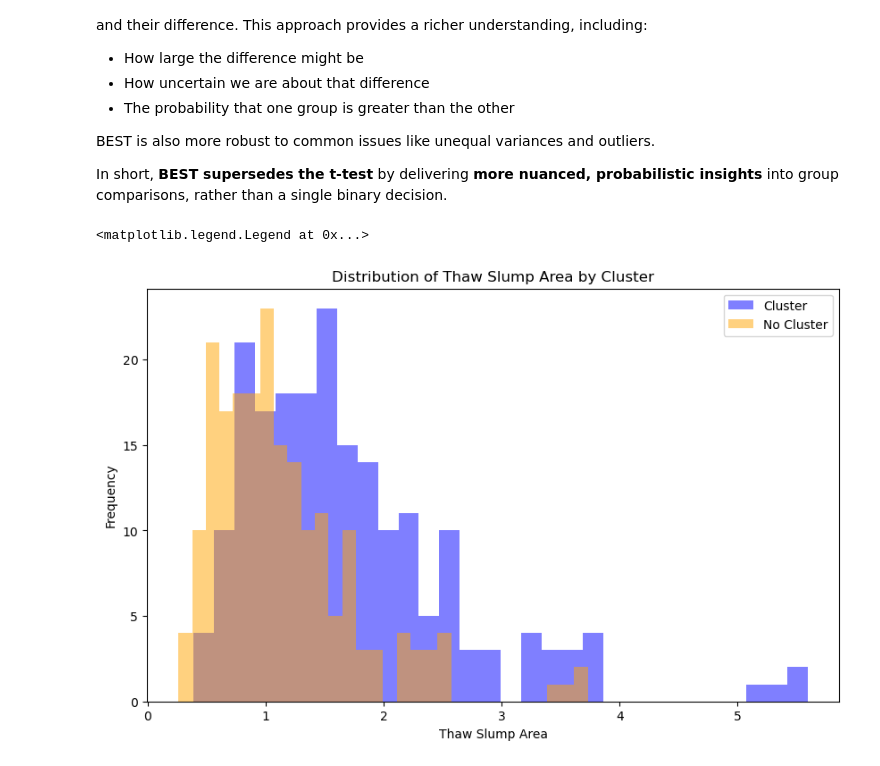
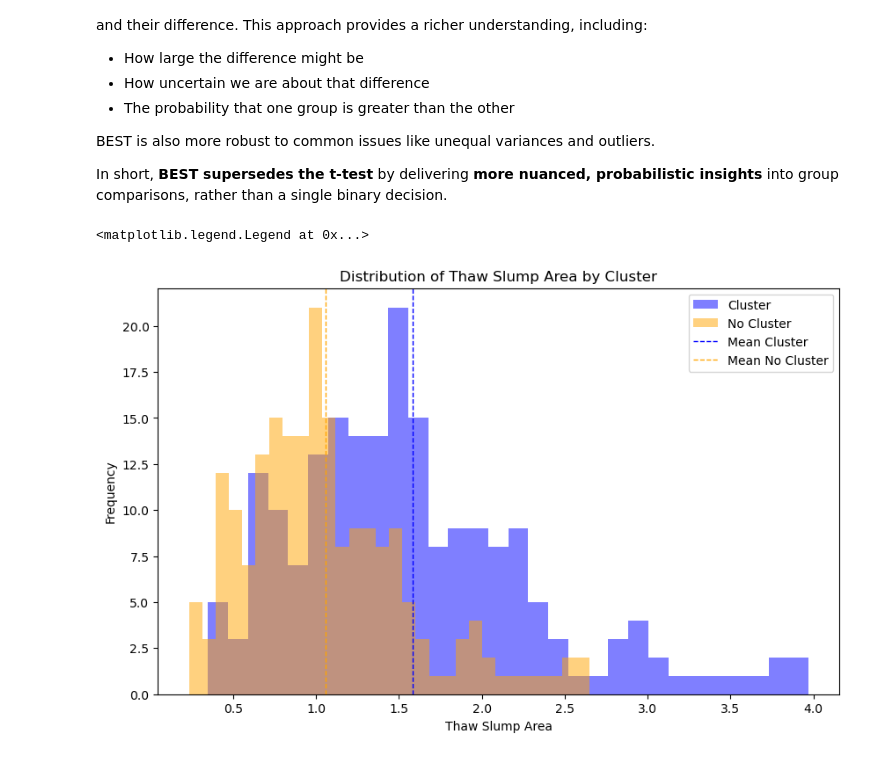
Before and after one commit to carlstadie/Bayesian_Stats, a Jupyter notebook: t-test.ipynb, the cells around one changed output. Cells and saved outputs as stored; diff of their text form; code cells hidden in the pictures.

```diff
--- a/t-test.ipynb
+++ b/t-test.ipynb
@@ -21,34 +21,41 @@ In short, **BEST supersedes the t-test** by delivering **more nuanced, probabili
 # %%
 # first, lets create  some data. Here, we can think of 2 groups, cluster and no cluster and we want to see the difference in means for the Thaw Slump area within them.
 # for simplicity, we will use a normal distribution for bot, but the ones in the cluster are 1.5 times larger than the ones outside the cluster.
 
 import numpy as np
 import pandas as pd
 import matplotlib.pyplot as plt
 
 # create the data
 def create_data(n=200, ratio=1.5, sigma_ln=0.5):
     base = np.random.lognormal(mean=0, sigma=sigma_ln, size=n)
     cluster = base * ratio                 # larger but still skewed
     data = pd.DataFrame({
         "Thaw_Slump_Area": np.concatenate([cluster, base]),
         "Cluster": ["Cluster"]*n + ["No Cluster"]*n
     })
     return data
 
 # lets call the function and visualize the data
 data = create_data()
+
+
 # visualize the data
 plt.figure(figsize=(10, 6))
 plt.hist(data[data['Cluster'] == 'Cluster']['Thaw_Slump_Area'], bins=30, alpha=0.5, label='Cluster', color='blue')
 plt.hist(data[data['Cluster'] == 'No Cluster']['Thaw_Slump_Area'], bins=30, alpha=0.5, label='No Cluster', color='orange')
+
+#add a vertical line for the mean of each group
+plt.axvline(data[data['Cluster'] == 'Cluster']['Thaw_Slump_Area'].mean(), color='blue', linestyle='dashed', linewidth=1, label='Mean Cluster')
+plt.axvline(data[data['Cluster'] == 'No Cluster']['Thaw_Slump_Area'].mean(), color='orange', linestyle='dashed', linewidth=1, label='Mean No Cluster')
+
 plt.title('Distribution of Thaw Slump Area by Cluster')
 plt.xlabel('Thaw Slump Area')
 plt.ylabel('Frequency')
 plt.legend()
 # %% [output]
 <matplotlib.legend.Legend at 0x...>
-[figure, old version]
+[figure, new version]
 # %%
 # next we will run a bayesian ttest to see if the means are significantly different. It will provide us with a bayesfactor and a credible interval.
 # To interpret the BF, we will use this function. This is for BF 10, expreces the evidence for supporting the alternative hypothesis over the null hypothesis.
```
Also changed, not shown: parts of 2 cells of this notebook, 1 other file.
